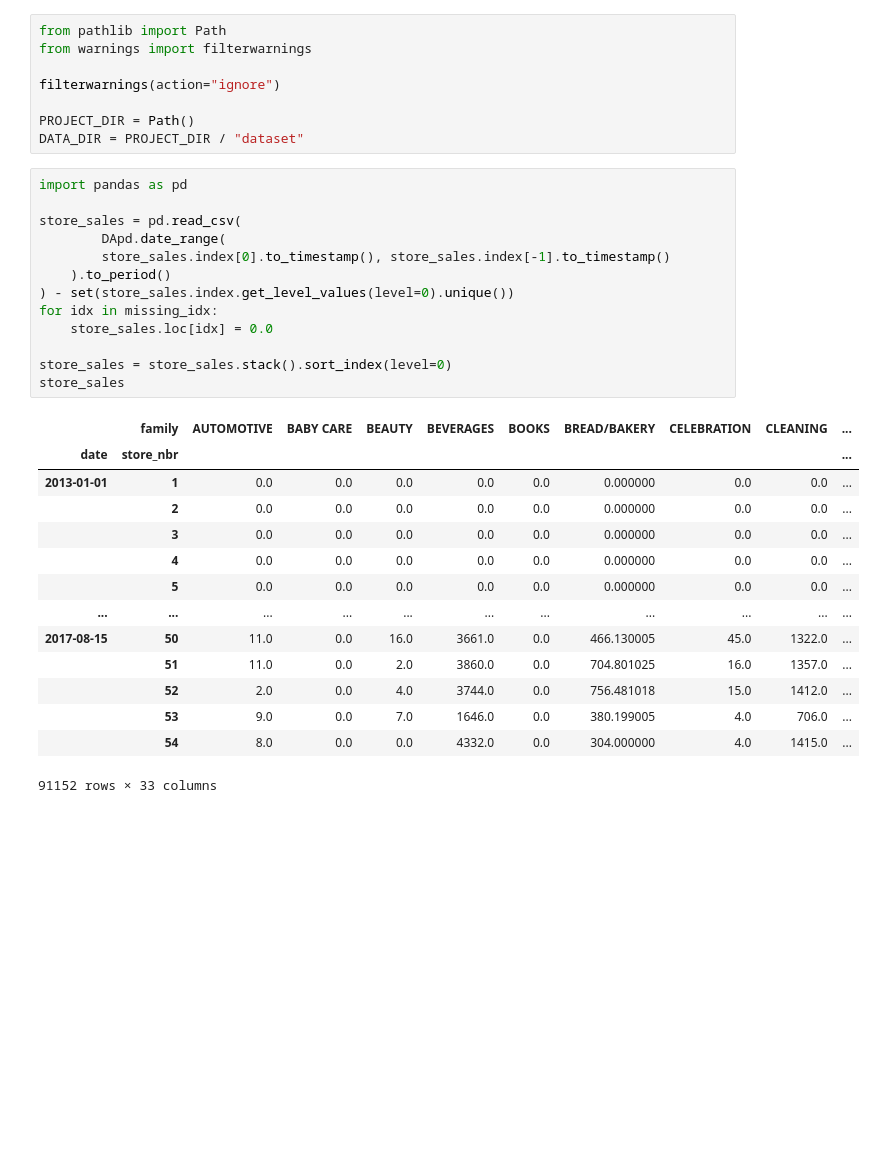
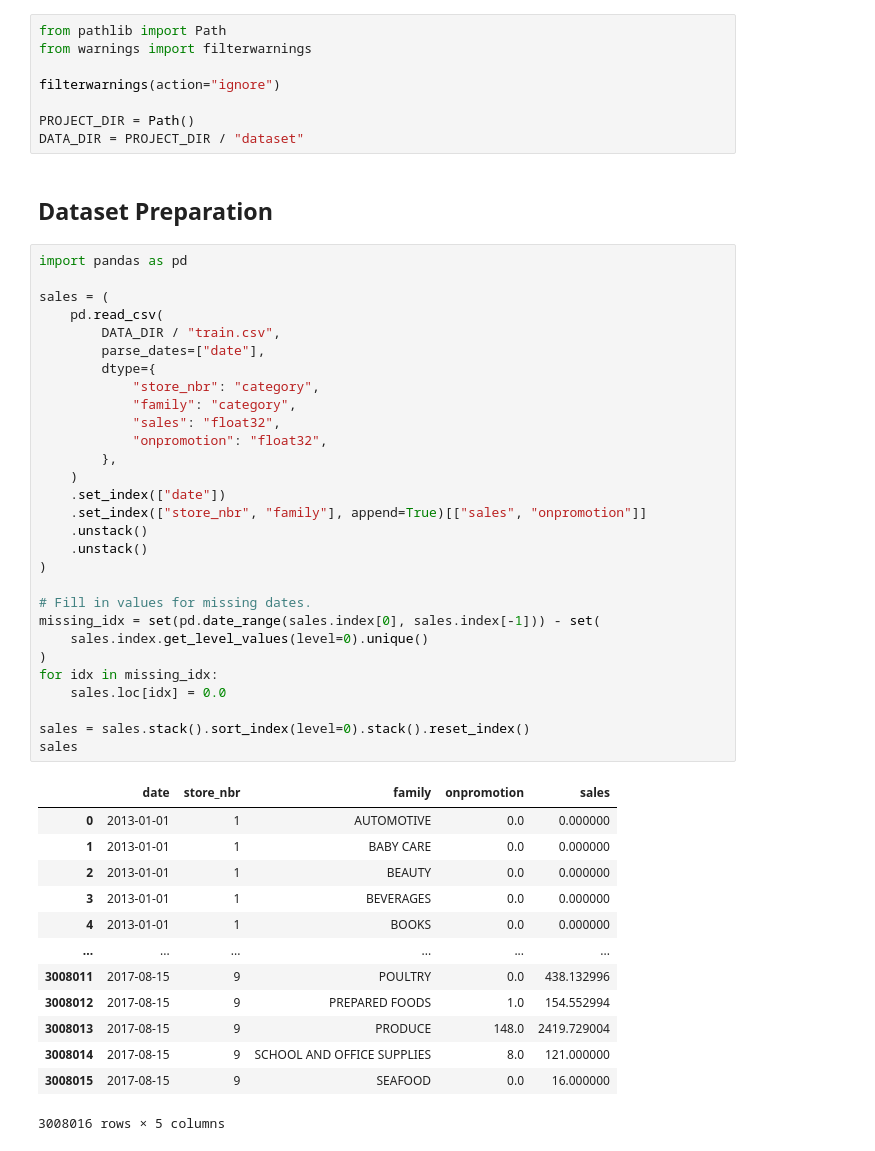
Before and after one commit to aashish-fuse/store-sales-forecast, a Jupyter notebook: store-sales-forecast/store-sales-forecast/multivariate_store_sales.ipynb, the cells around one changed output. Saved outputs shown, nothing was run; the diff lists cells and outputs as text; blank space fills up the shorter version.

Commit message:
TFT dataset

```diff
--- a/store-sales-forecast/store-sales-forecast/multivariate_store_sales.ipynb
+++ b/store-sales-forecast/store-sales-forecast/multivariate_store_sales.ipynb
@@ -6,31 +6,48 @@ filterwarnings(action="ignore")
 
 PROJECT_DIR = Path()
 DATA_DIR = PROJECT_DIR / "dataset"
+# %% [markdown]
+## Dataset Preparation
 # %%
 import pandas as pd
 
-store_sales = pd.read_csv(
-        DApd.date_range(
-        store_sales.index[0].to_timestamp(), store_sales.index[-1].to_timestamp()
-    ).to_period()
-) - set(store_sales.index.get_level_values(level=0).unique())
+sales = (
+    pd.read_csv(
+        DATA_DIR / "train.csv",
+        parse_dates=["date"],
+        dtype={
+            "store_nbr": "category",
+            "family": "category",
+            "sales": "float32",
+            "onpromotion": "float32",
+        },
+    )
+    .set_index(["date"])
+    .set_index(["store_nbr", "family"], append=True)[["sales", "onpromotion"]]
+    .unstack()
+    .unstack()
+)
+
+# Fill in values for missing dates.
+missing_idx = set(pd.date_range(sales.index[0], sales.index[-1])) - set(
+    sales.index.get_level_values(level=0).unique()
+)
 for idx in missing_idx:
-    store_sales.loc[idx] = 0.0
+    sales.loc[idx] = 0.0
 
-store_sales = store_sales.stack().sort_index(level=0)
-store_sales
+sales = sales.stack().sort_index(level=0).stack().reset_index()
+sales
 # %% [output]
-|  | family | AUTOMOTIVE | BABY CARE | BEAUTY | BEVERAGES | BOOKS | BREAD/BAKERY | CELEBRATION | CLEANING | ... |
-| date | store_nbr |  |  |  |  |  |  |  |  | ... |
-| 2013-01-01 | 1 | 0.0 | 0.0 | 0.0 | 0.0 | 0.0 | 0.000000 | 0.0 | 0.0 | ... |
-|  | 2 | 0.0 | 0.0 | 0.0 | 0.0 | 0.0 | 0.000000 | 0.0 | 0.0 | ... |
-|  | 3 | 0.0 | 0.0 | 0.0 | 0.0 | 0.0 | 0.000000 | 0.0 | 0.0 | ... |
-|  | 4 | 0.0 | 0.0 | 0.0 | 0.0 | 0.0 | 0.000000 | 0.0 | 0.0 | ... |
-|  | 5 | 0.0 | 0.0 | 0.0 | 0.0 | 0.0 | 0.000000 | 0.0 | 0.0 | ... |
-| ... | ... | ... | ... | ... | ... | ... | ... | ... | ... | ... |
-| 2017-08-15 | 50 | 11.0 | 0.0 | 16.0 | 3661.0 | 0.0 | 466.130005 | 45.0 | 1322.0 | ... |
-|  | 51 | 11.0 | 0.0 | 2.0 | 3860.0 | 0.0 | 704.801025 | 16.0 | 1357.0 | ... |
-|  | 52 | 2.0 | 0.0 | 4.0 | 3744.0 | 0.0 | 756.481018 | 15.0 | 1412.0 | ... |
-|  | 53 | 9.0 | 0.0 | 7.0 | 1646.0 | 0.0 | 380.199005 | 4.0 | 706.0 | ... |
-|  | 54 | 8.0 | 0.0 | 0.0 | 4332.0 | 0.0 | 304.000000 | 4.0 | 1415.0 | ... |
+|  | date | store_nbr | family | onpromotion | sales |
+| 0 | 2013-01-01 | 1 | AUTOMOTIVE | 0.0 | 0.000000 |
+| 1 | 2013-01-01 | 1 | BABY CARE | 0.0 | 0.000000 |
+| 2 | 2013-01-01 | 1 | BEAUTY | 0.0 | 0.000000 |
+| 3 | 2013-01-01 | 1 | BEVERAGES | 0.0 | 0.000000 |
+| 4 | 2013-01-01 | 1 | BOOKS | 0.0 | 0.000000 |
+| ... | ... | ... | ... | ... | ... |
+| 3008011 | 2017-08-15 | 9 | POULTRY | 0.0 | 438.132996 |
+| 3008012 | 2017-08-15 | 9 | PREPARED FOODS | 1.0 | 154.552994 |
+| 3008013 | 2017-08-15 | 9 | PRODUCE | 148.0 | 2419.729004 |
+| 3008014 | 2017-08-15 | 9 | SCHOOL AND OFFICE SUPPLIES | 8.0 | 121.000000 |
+| 3008015 | 2017-08-15 | 9 | SEAFOOD | 0.0 | 16.000000 |
-91152 rows × 33 columns
+3008016 rows × 5 columns
```
Also changed, not shown: parts of 6 cells of this notebook, 1 other file.
